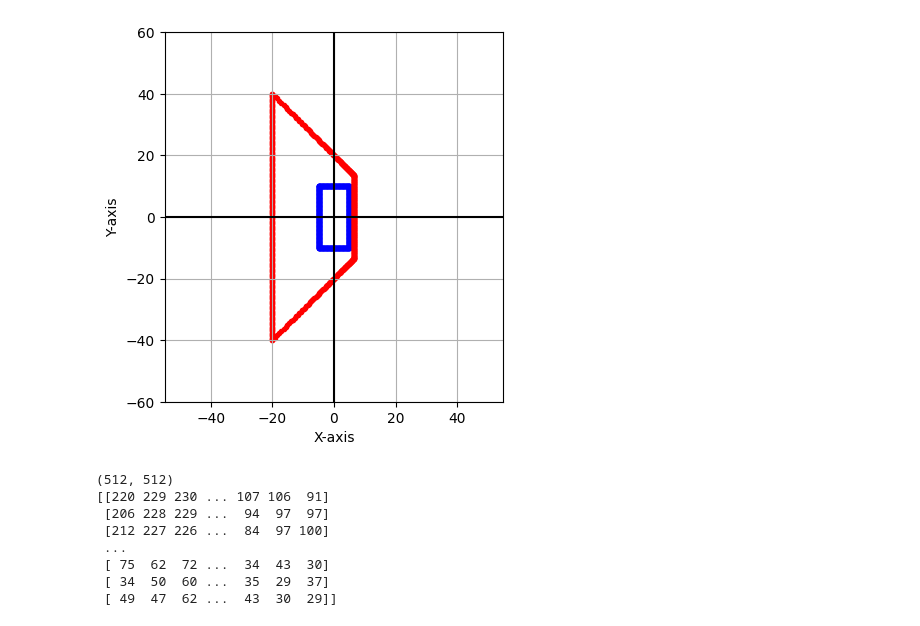
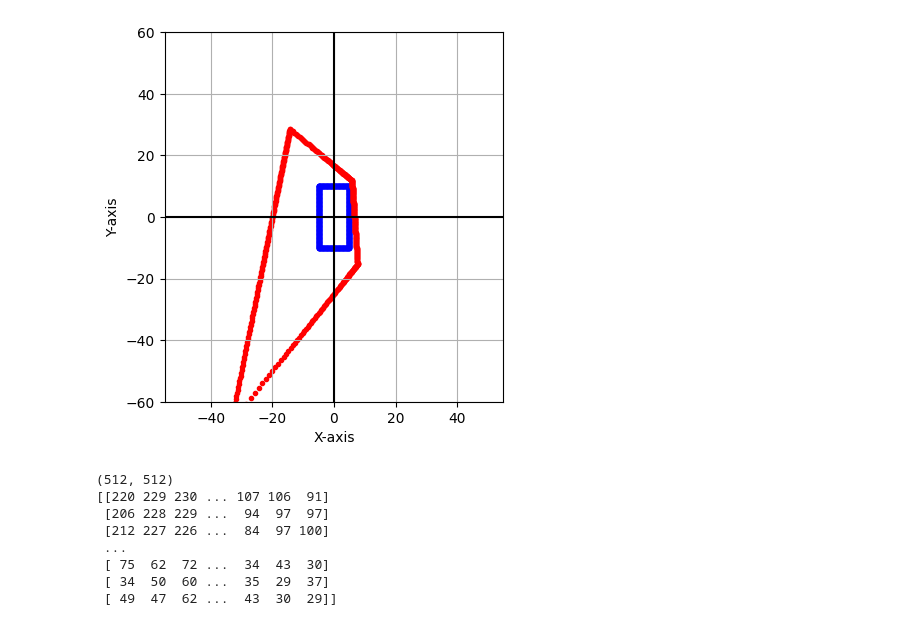
Before and after one commit to goli3148/3D-Vision, a Jupyter notebook: transformations/Projectivity.ipynb, the cells around one changed output. Drawn from its saved outputs; the diff is of its cells as text; code cells hidden in the pictures.

```diff
--- a/transformations/Projectivity.ipynb
+++ b/transformations/Projectivity.ipynb
@@ -48,29 +48,29 @@ def projectivity(points, s, theta, tx, ty, v1, v2, v, K=[1,1,0,1]):
 # %%
 fig, ax = plt.subplots()
 
 
 points, x_coords, y_coords = rectangle(x=1,y=2,width=10, length=20, cetner=True)
 ax.scatter(x_coords, y_coords, marker='.', color='b')
 
-points2, x_coords2, y_coords2 = projectivity(points=points, s=1, theta=0, tx=0, ty=0, v1=.05, v2=0, v=.5, K=[1, 0, 0, 1])
+points2, x_coords2, y_coords2 = projectivity(points=points, s=1, theta=0, tx=0, ty=0, v1=.05, v2=.01, v=.5, K=[1, 0, 0, 1])
 ax.scatter(x_coords2, y_coords2, marker='.', color='r')
 
 # Set the axis limits
 xlim = 50
 ylim = 50
 ax.set_xlim(min(x_coords) - xlim, max(x_coords) + xlim)
 ax.set_ylim(min(y_coords) - ylim, max(y_coords) + ylim)
 # Set the axis labels
 ax.set_xlabel('X-axis')
 ax.set_ylabel('Y-axis')
 # Display the grid
 ax.grid(True)
 ax.axhline(y=0, color='k')
 ax.axvline(x=0, color='k')
 ax.set_aspect('equal', adjustable='box')
 plt.show()
 # %% [output]
-[figure, old version]
+[figure, new version]
 # %%
 def projectivity(point, s, theta, tx, ty, v1, v2, v, K=[1,1,0,1]):
     theta = np.pi * theta / 180
```
Also changed, not shown: 2 other files.
